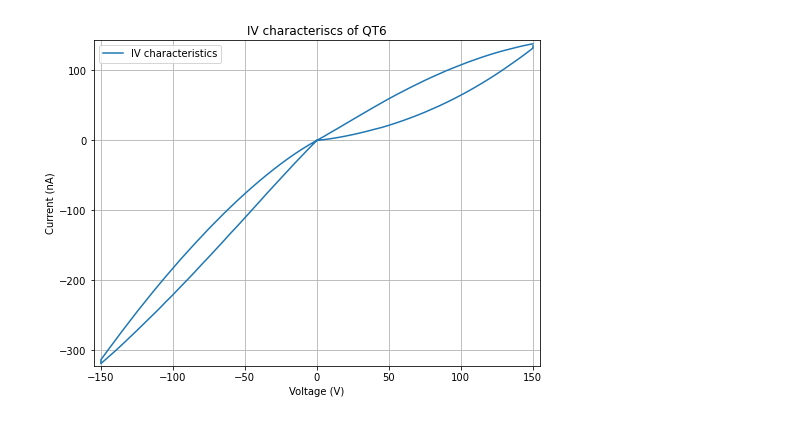
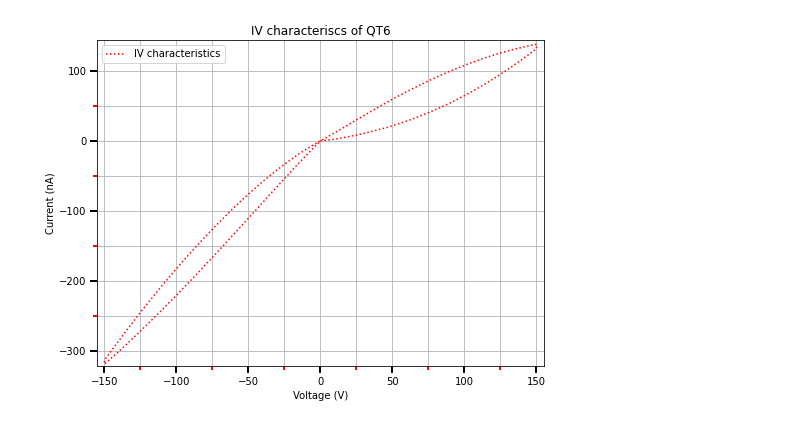
Before and after one commit to Pankwings/python_function_practice, a Jupyter notebook: labview_plot/IV_graph_plotter.ipynb, the cells around one changed output. Saved outputs shown, nothing was run; the diff lists cells and outputs as text; code cells hidden in the pictures.

```diff
--- a/labview_plot/IV_graph_plotter.ipynb
+++ b/labview_plot/IV_graph_plotter.ipynb
@@ -43,20 +99,22 @@ Index(['S1C1', 'S1C2', 'S2C1', 'S2C2', 'S3C1', 'S3C2', 'Unnamed: 6'], dtype='obj
 # %%
-total_x_axis = (data['S1C1'].append(data['S2C1'])).append(data['S3C1'])
-total_y_axis = (data['S1C2'].append(data['S2C2'])).append(data['S3C2'])
-current_unit = 1e-9 #Selecting the current unit.
+fig, ax = plt.subplots(figsize=(8,6))
 
-###---------------------------------------
-### For ploting
-plt.figure(figsize=(8,6))
-plt.title("IV characteriscs of QT6")
-plt.plot(total_x_axis, total_y_axis/current_unit, label="IV characteristics")
-plt.grid(True)
-plt.xlabel('Voltage (V)')
-plt.ylabel('Current (nA)')
-plt.ylim(math.floor(min(data['S2C2'])/current_unit)-5,math.ceil(max(data['S2C2'])/current_unit)+5)
-plt.xlim((min(data['S2C1'])-5),5+(max(data['S2C1'])))
-plt.legend()
+ax.set_title("IV characteriscs of QT6")
+ax.plot(total_x_axis, total_y_axis/current_unit, 'r:',label="IV characteristics")
+ax.grid(which='both')
+ax.set_xlabel('Voltage (V)')
+ax.set_ylabel('Current (nA)')
+ax.set_ylim(math.floor(min(data['S2C2'])/current_unit)-5,math.ceil(max(data['S2C2'])/current_unit)+5)
+ax.set_xlim((min(data['S2C1'])-5),5+(max(data['S2C1'])))
+ax.legend()
+
+ax.xaxis.set_minor_locator(AutoMinorLocator(2))
+ax.yaxis.set_minor_locator(AutoMinorLocator(2))
+
+ax.tick_params(which='both', width=2)
+ax.tick_params(which='major', length=7)
+ax.tick_params(which='minor', length=4, color='r')
+
 plt.show()
-###---------------------------------------
 # %% [output]
-[figure, old version]
+[figure, new version]
```
Also changed, not shown: parts of 5 cells of this notebook.
